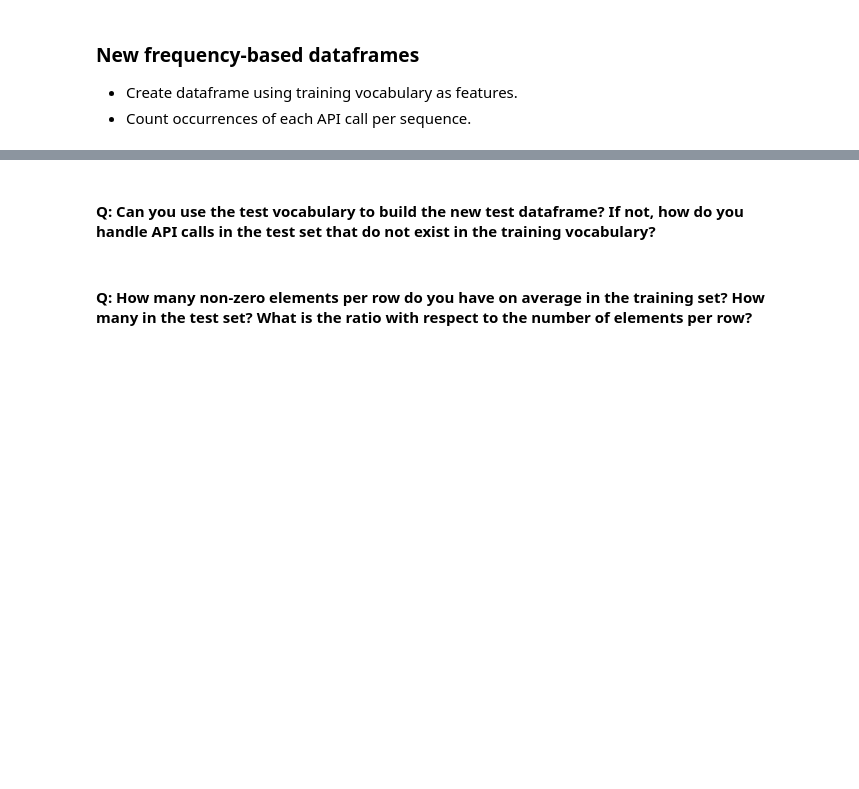
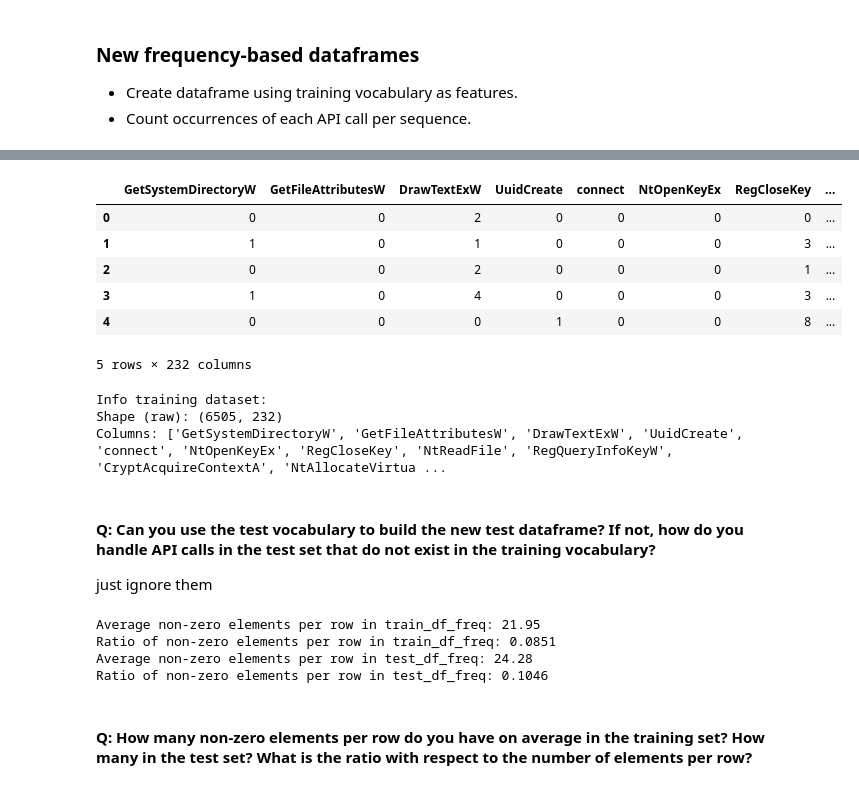
Before and after one commit to AImSecure/Laboratory2, a Jupyter notebook: lab/notebooks/Lab2_FFNN_RNN_GNN.ipynb, the cells around one changed output, grey strips where cells are left out. Cells and saved outputs as stored; diff of their text form; code cells hidden in the pictures; blank space fills up the shorter version.

```diff
--- a/lab/notebooks/Lab2_FFNN_RNN_GNN.ipynb
+++ b/lab/notebooks/Lab2_FFNN_RNN_GNN.ipynb
@@ -199,2 +285,24 @@ test_df = pd.DataFrame([{api: seq.count(api) for api in train_vocab} for seq in
+# %%
+# --- Create frequency-based dataframe for training data ---
+test_df_freq = pd.DataFrame([{api: seq.count(api) for api in test_vocab} for seq in df_test['api_call_sequence']])
+display(test_df_freq.head())
+# %% [output]
+|  | GetSystemDirectoryW | GetFileAttributesW | DrawTextExW | UuidCreate | connect | NtOpenKeyEx | RegCloseKey | ... |
+| 0 | 0 | 0 | 2 | 0 | 0 | 0 | 0 | ... |
+| 1 | 1 | 0 | 1 | 0 | 0 | 0 | 3 | ... |
+| 2 | 0 | 0 | 2 | 0 | 0 | 0 | 1 | ... |
+| 3 | 1 | 0 | 4 | 0 | 0 | 0 | 3 | ... |
+| 4 | 0 | 0 | 0 | 1 | 0 | 0 | 8 | ... |
+5 rows × 232 columns
+# %%
+print("Info training dataset:")
+print("Shape (raw):", test_df_freq.shape)
+print("Columns:", list(test_df_freq.columns))
+# %% [output]
+Info training dataset:
+Shape (raw): (6505, 232)
+Columns: ['GetSystemDirectoryW', 'GetFileAttributesW', 'DrawTextExW', 'UuidCreate', 'connect', 'NtOpenKeyEx', 'RegCloseKey', 'NtReadFile', 'RegQueryInfoKeyW', 'CryptAcquireContextA', 'NtAllocateVirtua ...
 # %% [markdown]
 #### Q: Can you use the test vocabulary to build the new test dataframe? If not, how do you handle API calls in the test set that do not exist in the training vocabulary?
+
+just ignore them
@@ -208,3 +309,24 @@ print(f"Ratio train: {train_nonzeros.mean()/len(train_vocab):.2f}, Ratio test: {
+# %%
+# --- Calculate average non-zero elements per row for training data ---
+avg_nonzero_train = (train_df_freq != 0).sum(axis=1).mean()
+print(f"Average non-zero elements per row in train_df_freq: {avg_nonzero_train:.2f}")
+
+# --- Calculate ratio of non-zero elements for training data ---
+ratio_nonzero_train = avg_nonzero_train / train_df_freq.shape[1]
+print(f"Ratio of non-zero elements per row in train_df_freq: {ratio_nonzero_train:.4f}")
+
+# --- Calculate average non-zero elements per row for test data ---
+avg_nonzero_test = (test_df_freq != 0).sum(axis=1).mean()
+print(f"Average non-zero elements per row in test_df_freq: {avg_nonzero_test:.2f}")
+
+# --- Calculate ratio of non-zero elements for test data ---
+ratio_nonzero_test = avg_nonzero_test / test_df_freq.shape[1]
+print(f"Ratio of non-zero elements per row in test_df_freq: {ratio_nonzero_test:.4f}")
+# %% [output]
+Average non-zero elements per row in train_df_freq: 21.95
+Ratio of non-zero elements per row in train_df_freq: 0.0851
+Average non-zero elements per row in test_df_freq: 24.28
+Ratio of non-zero elements per row in test_df_freq: 0.1046
 # %% [markdown]
 #### Q: How many non-zero elements per row do you have on average in the training set? How many in the test set? What is the ratio with respect to the number of elements per row?
 # %% [markdown]
```
Also changed, not shown: parts of 19 cells of this notebook.
